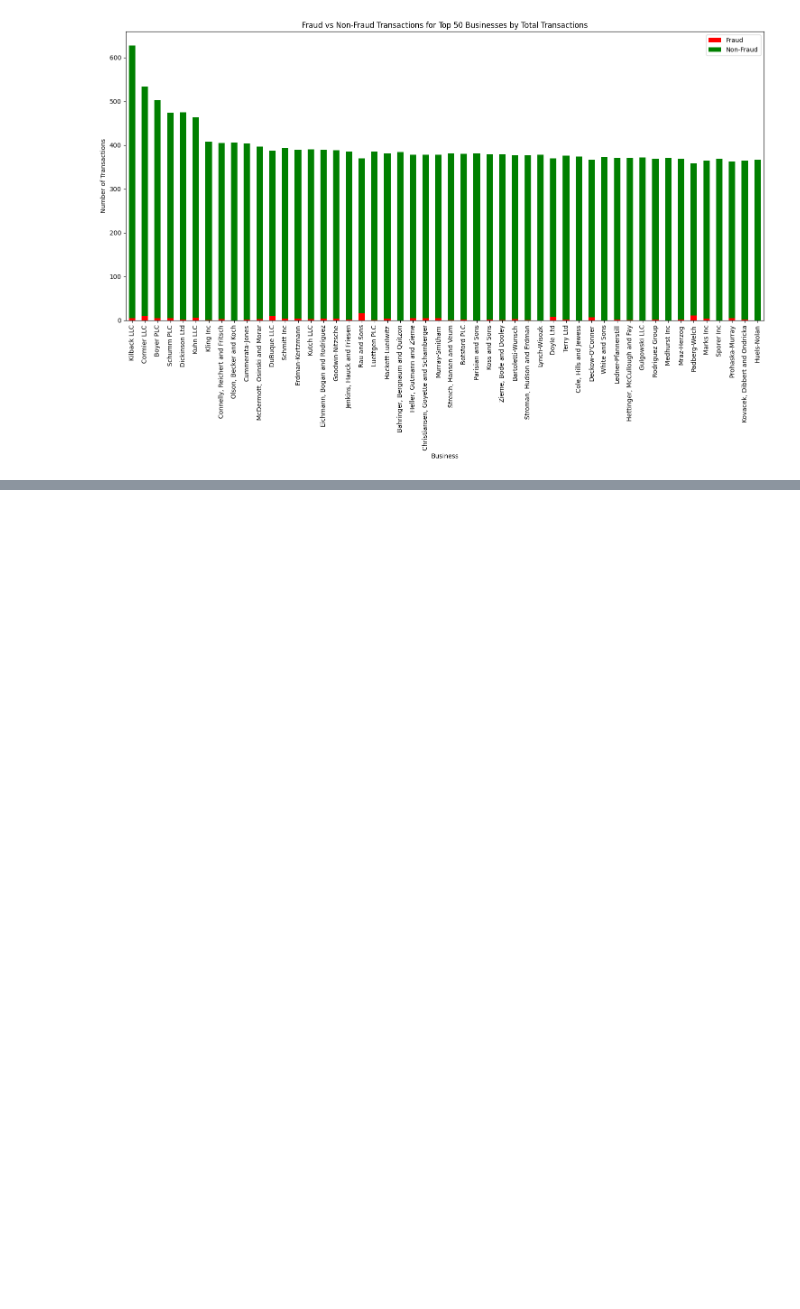
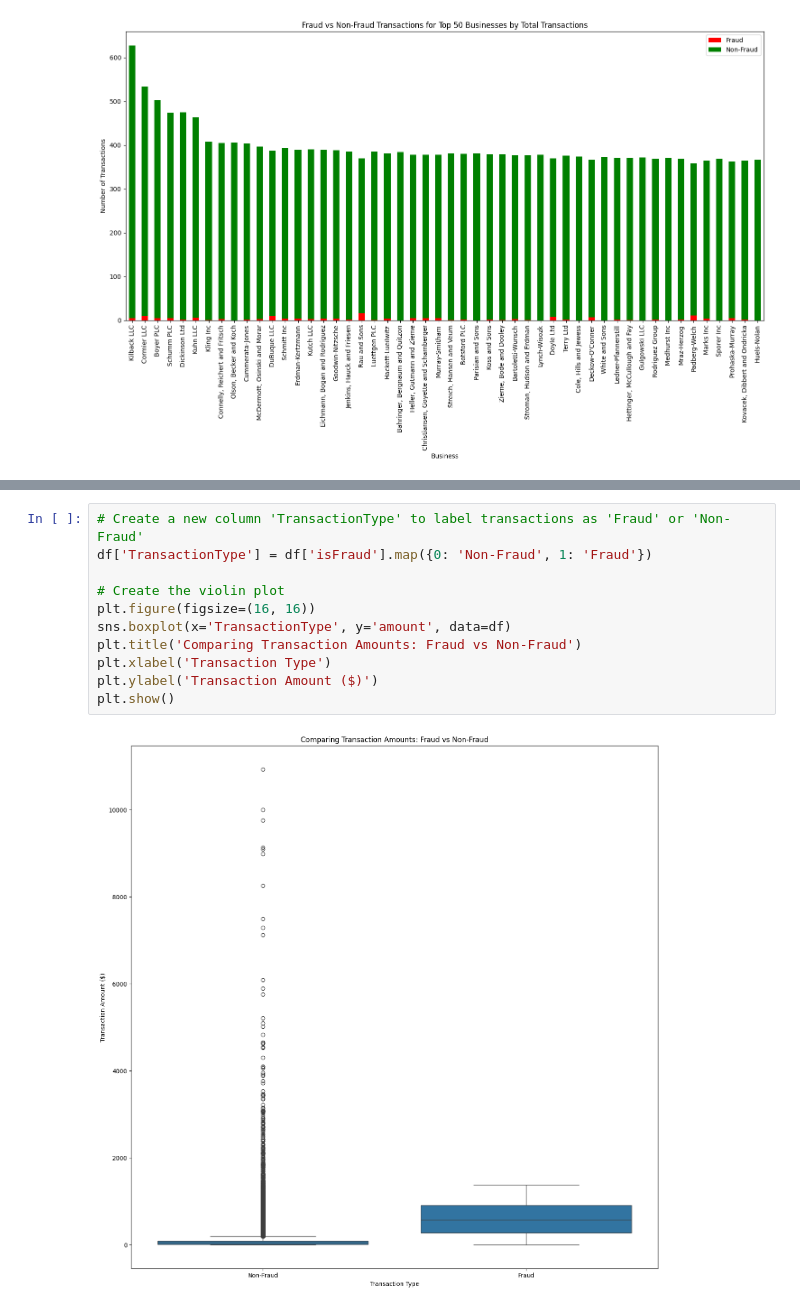
Before and after one commit to ethan-rng/dataquest, a Jupyter notebook: data_viz.ipynb, the cells around one changed output, grey strips where cells are left out. Drawn from its saved outputs; the diff is of its cells as text; blank space fills up the shorter version.

```diff
--- a/data_viz.ipynb
+++ b/data_viz.ipynb
@@ -185,0 +257,13 @@ plt.show()
+# %%
+# Create a new column 'TransactionType' to label transactions as 'Fraud' or 'Non-Fraud'
+df['TransactionType'] = df['isFraud'].map({0: 'Non-Fraud', 1: 'Fraud'})
+
+# Create the violin plot
+plt.figure(figsize=(16, 16))
+sns.boxplot(x='TransactionType', y='amount', data=df)
+plt.title('Comparing Transaction Amounts: Fraud vs Non-Fraud')
+plt.xlabel('Transaction Type')
+plt.ylabel('Transaction Amount ($)')
+plt.show()
+# %% [output]
+[figure, added]
```
Also changed, not shown: parts of 12 cells of this notebook, 2 other files.
